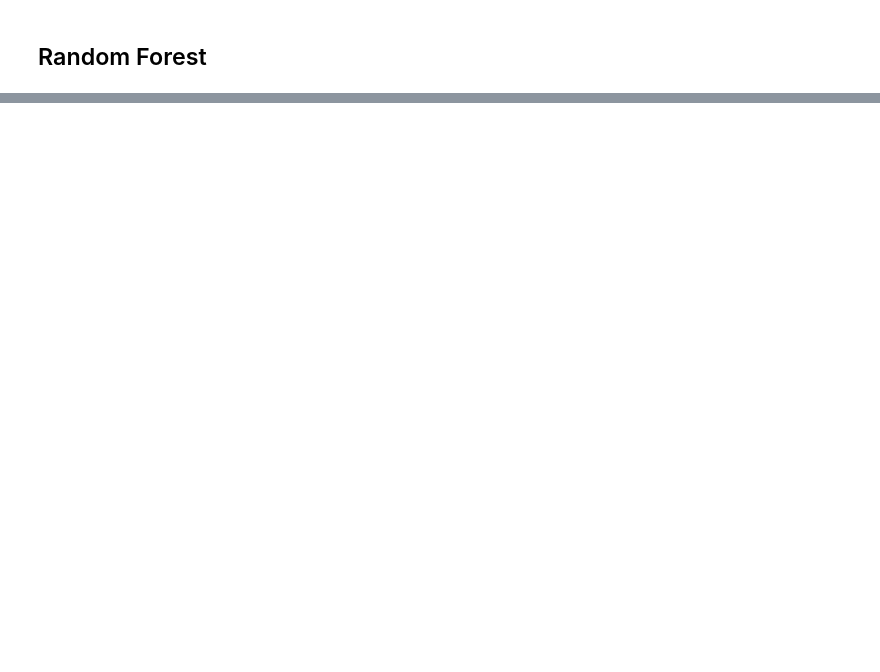
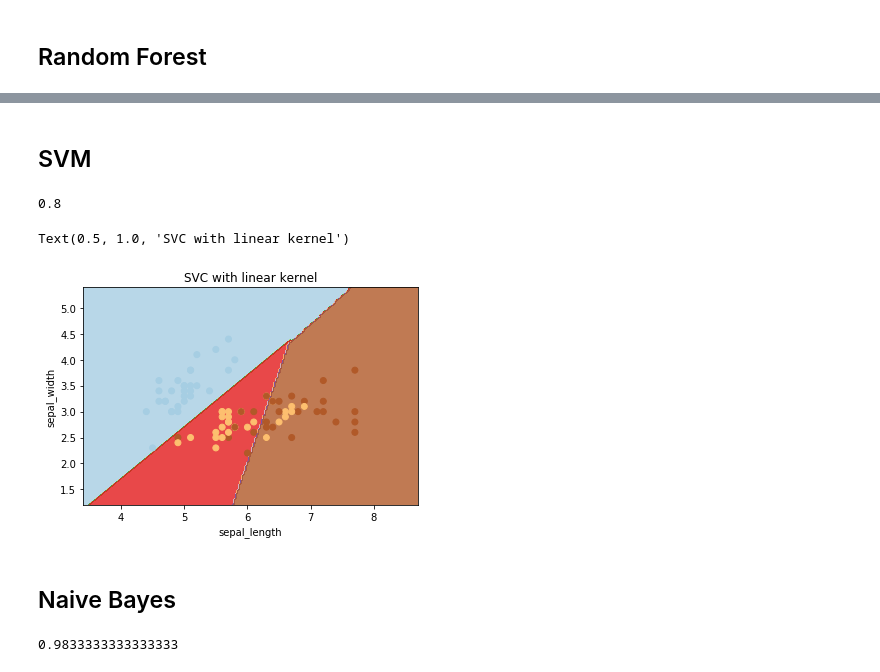
Before and after one commit to sergiosilvar/machine_learning_study, a Jupyter notebook: Iris Dataset.ipynb, the cells around one changed output, grey strips where cells are left out. Drawn from its saved outputs; the diff is of its cells as text; code cells hidden in the pictures; blank space fills up the shorter version.

```diff
--- a/Iris Dataset.ipynb
+++ b/Iris Dataset.ipynb
@@ -97,0 +93,45 @@ accuracy_score(y_test, y_hat)
+# %% [markdown]
+## SVM
+# %%
+from sklearn.svm import SVC
+
+clf = SVC(kernel='linear', C=1,gamma='auto')
+
+# Somente 2 features para poder plotar boundaries.
+clf = clf.fit(X_train[['sepal_length','sepal_width']], y_train)
+y_hat = clf.predict(X_test[['sepal_length','sepal_width']].iloc[:,:2])
+accuracy_score(y_test, y_hat)
+# %% [output]
+0.8
+# %%
+# create a mesh to plot in
+feat1, feat2 = 'sepal_length', 'sepal_width'
+x_min, x_max = X_train[feat1].min() - 1, X_train[feat1].max() + 1
+y_min, y_max = X_train[feat2].min() - 1, X_train[feat2].max() + 1
+h = (x_max / x_min)/100
+xx, yy = pd.np.meshgrid(pd.np.arange(x_min, x_max, h),
+ pd.np.arange(y_min, y_max, h))
+
+plt.subplot(1, 1, 1)
+Z = clf.predict(pd.np.c_[xx.ravel(), yy.ravel()])
+Z = Z.reshape(xx.shape)
+plt.contourf(xx, yy, Z, cmap=plt.cm.Paired, alpha=0.8)
+
+plt.scatter(X_train[feat1], X_train[feat2], c=y_train, cmap=plt.cm.Paired)
+plt.xlabel(feat1)
+plt.ylabel(feat2)
+plt.xlim(xx.min(), xx.max())
+plt.title('SVC with linear kernel')
+# %% [output]
+Text(0.5, 1.0, 'SVC with linear kernel')
+[figure, added]
+# %% [markdown]
+## Naive Bayes
+# %%
+from sklearn.naive_bayes import GaussianNB
+clf = GaussianNB()
+clf = clf.fit(X_train, y_train)
+y_hat = clf.predict(X_test)
+accuracy_score(y_hat, y_test)
+# %% [output]
+0.9833333333333333
```
Also changed, not shown: parts of 9 cells of this notebook, 3 other files.
